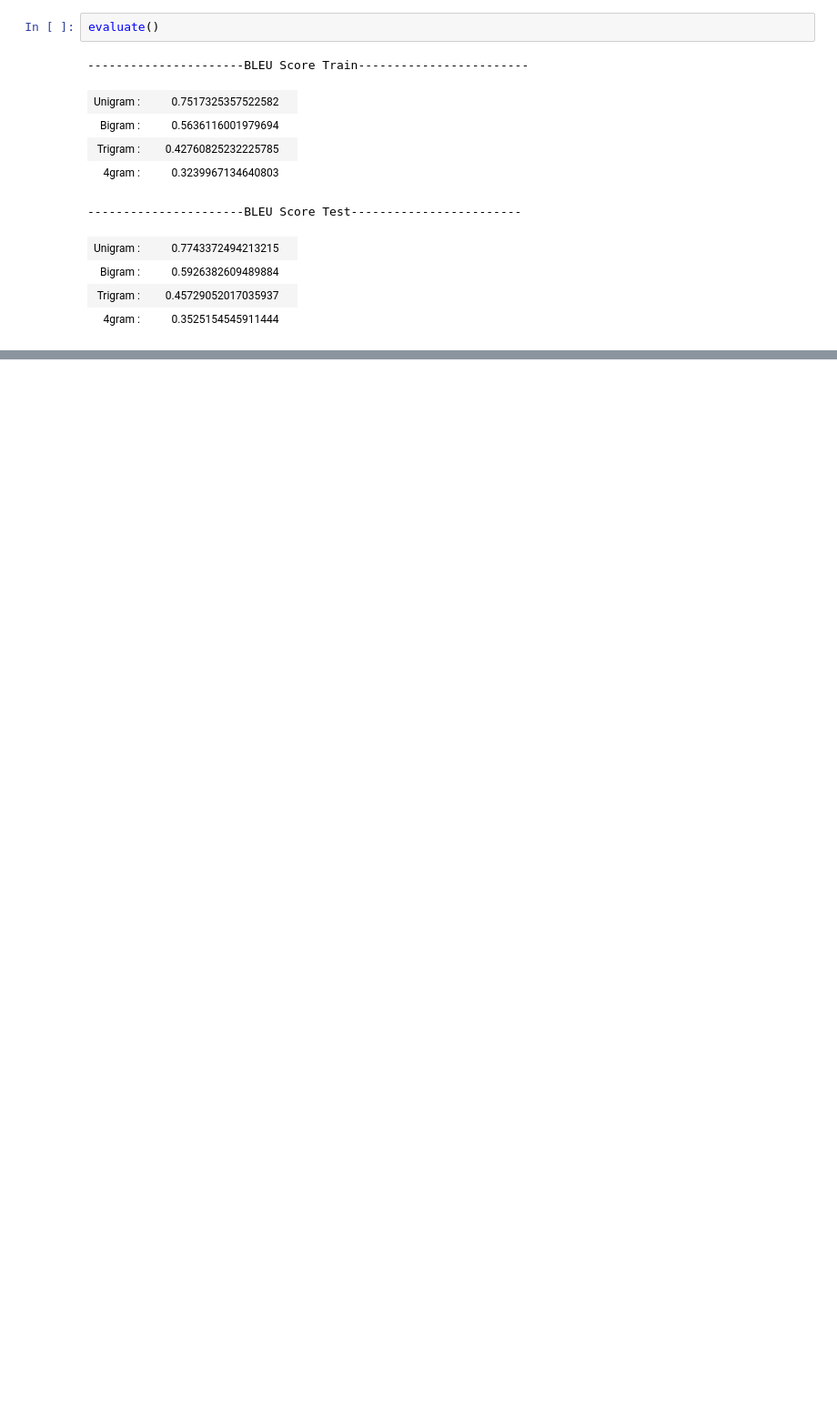
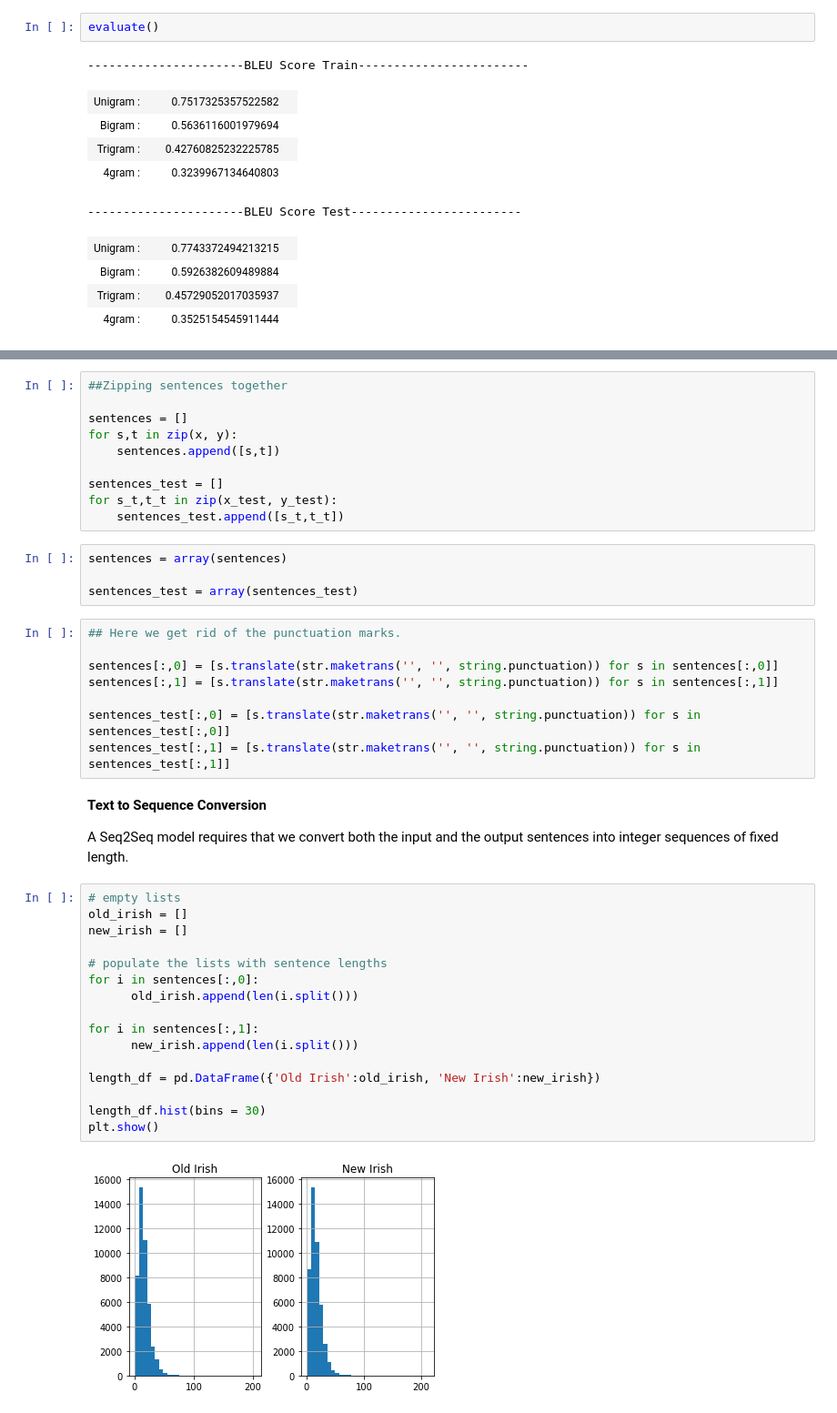
Before and after one commit to rkc007/NLP-5755, a Jupyter notebook: mt/IrishStandardization.ipynb, the cells around one changed output, grey strips where cells are left out. Shown at 91% size. Saved outputs shown, nothing was run; the diff lists cells and outputs as text; blank space fills up the shorter version.

```diff
--- a/mt/IrishStandardization.ipynb
+++ b/mt/IrishStandardization.ipynb
@@ -207,0 +295,44 @@ evaluate()
+# %%
+##Zipping sentences together
+
+sentences = []
+for s,t in zip(x, y):
+    sentences.append([s,t])
+
+sentences_test = []
+for s_t,t_t in zip(x_test, y_test):
+    sentences_test.append([s_t,t_t])
+# %%
+sentences = array(sentences)
+
+sentences_test = array(sentences_test)
+# %%
+## Here we get rid of the punctuation marks.
+
+sentences[:,0] = [s.translate(str.maketrans('', '', string.punctuation)) for s in sentences[:,0]]
+sentences[:,1] = [s.translate(str.maketrans('', '', string.punctuation)) for s in sentences[:,1]]
+
+sentences_test[:,0] = [s.translate(str.maketrans('', '', string.punctuation)) for s in sentences_test[:,0]]
+sentences_test[:,1] = [s.translate(str.maketrans('', '', string.punctuation)) for s in sentences_test[:,1]]
+# %% [markdown]
+**Text to Sequence Conversion**
+
+A Seq2Seq model requires that we convert both the input and the output sentences into integer sequences of fixed length.
+# %%
+# empty lists
+old_irish = []
+new_irish = []
+
+# populate the lists with sentence lengths
+for i in sentences[:,0]:
+      old_irish.append(len(i.split()))
+
+for i in sentences[:,1]:
+      new_irish.append(len(i.split()))
+
+length_df = pd.DataFrame({'Old Irish':old_irish, 'New Irish':new_irish})
+
+length_df.hist(bins = 30)
+plt.show()
+# %% [output]
+[figure, added]
```
Also changed, not shown: parts of 34 cells of this notebook.
